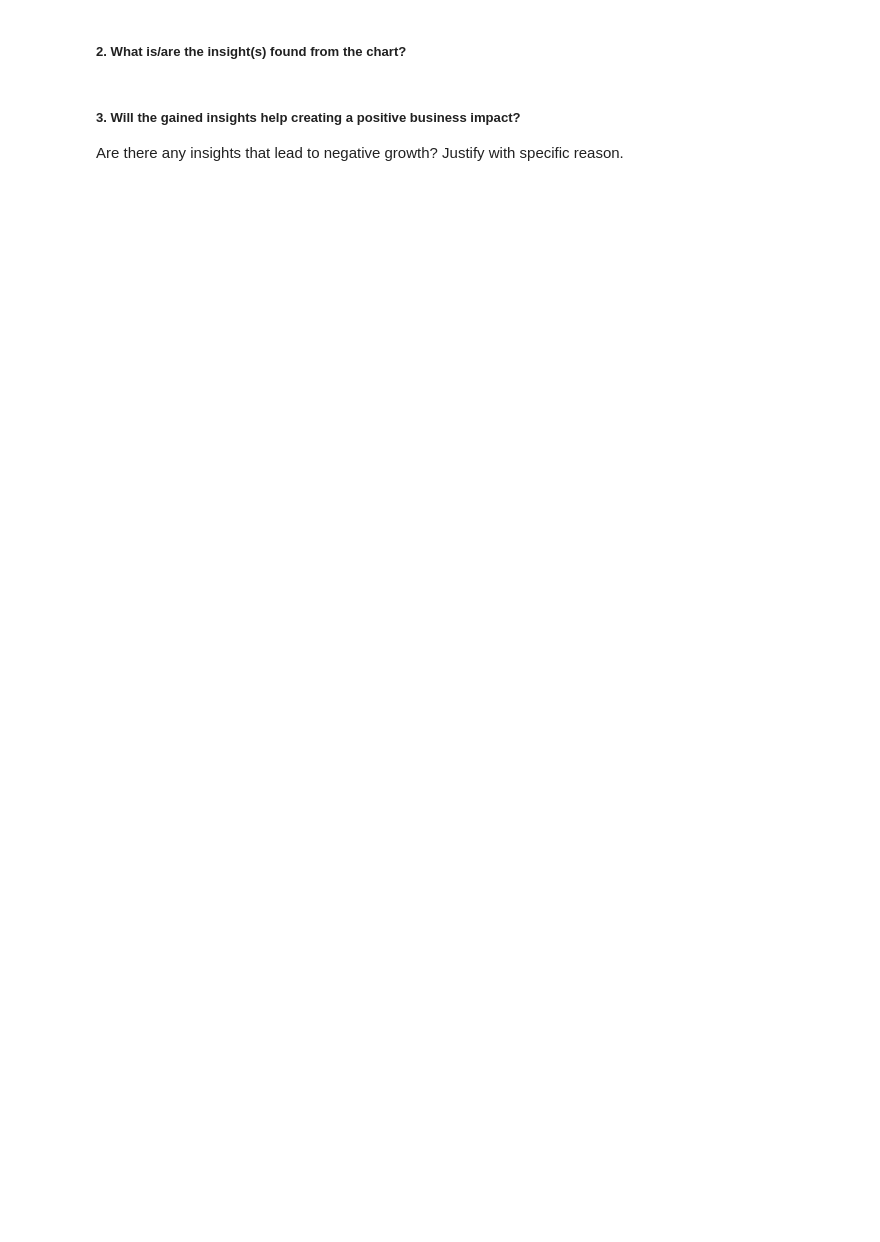
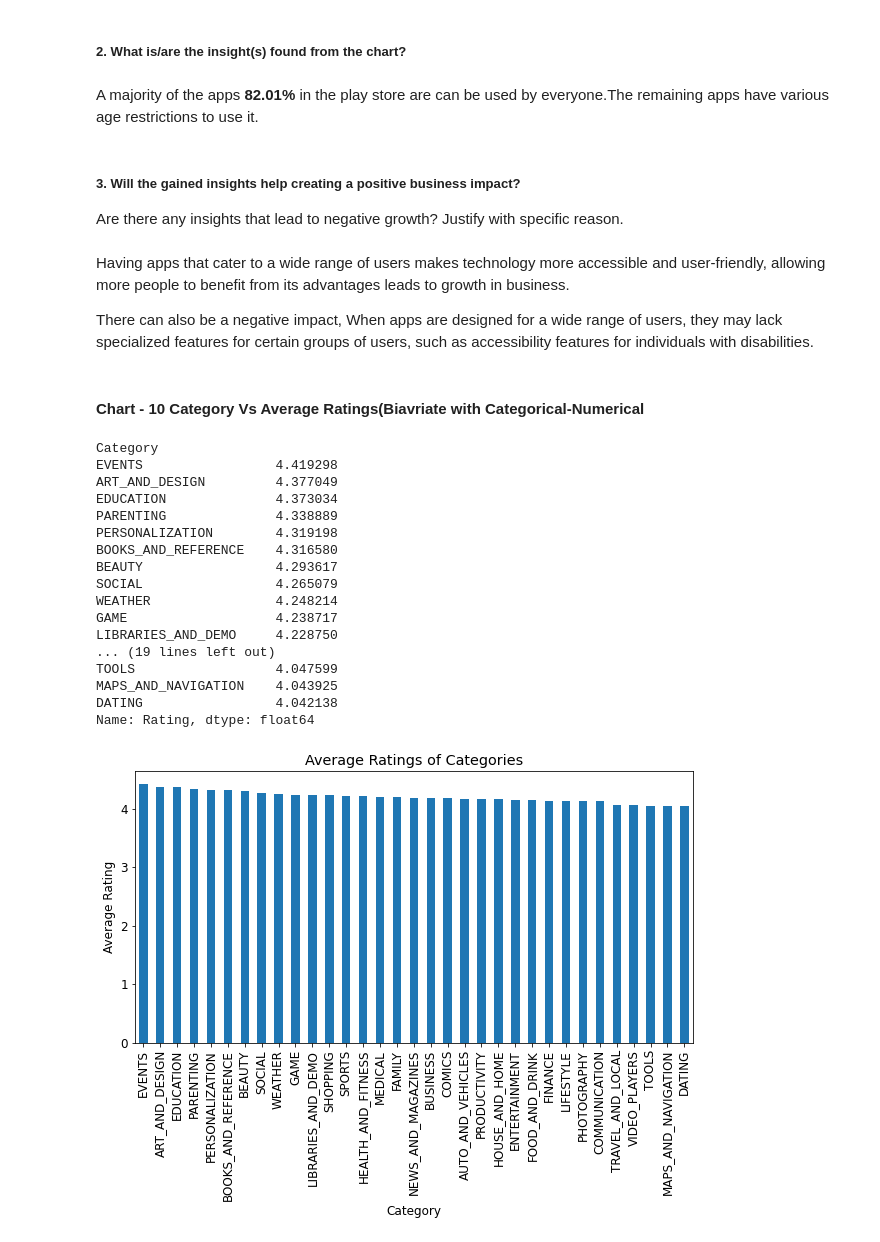
Before and after one commit to MohammadSarim/Capstone-Project-1-Play-Store-App-Review-Analysis, a Jupyter notebook: Capstone_Project_EDA_(PlayStore_App_Review_Analysis).ipynb, the cells around one changed output. Saved outputs shown, nothing was run; the diff lists cells and outputs as text; code cells hidden in the pictures; blank space fills up the shorter version.

```diff
--- a/Capstone_Project_EDA_(PlayStore_App_Review_Analysis).ipynb
+++ b/Capstone_Project_EDA_(PlayStore_App_Review_Analysis).ipynb
@@ -1714,5 +1738,43 @@ But there can also be a negative impact on business as because the number of ins
 # %% [markdown]
 ##### 2. What is/are the insight(s) found from the chart?
+# %% [markdown]
+A majority of the apps **82.01%** in the play store are can be used by everyone.The remaining apps have various age restrictions to use it.
 # %% [markdown]
 ##### 3. Will the gained insights help creating a positive business impact?
 Are there any insights that lead to negative growth? Justify with specific reason.
+# %% [markdown]
+Having apps that cater to a wide range of users makes technology more accessible and user-friendly, allowing more people to benefit from its advantages leads to growth in business.
+
+There can also be a negative impact, When apps are designed for a wide range of users, they may lack specialized features for certain groups of users, such as accessibility features for individuals with disabilities.
+# %% [markdown]
+#### Chart - 10 Category Vs Average Ratings(Biavriate with Categorical-Numerical
+# %%
+# Chart - 10 visualization code
+print(category_rating)
+print(" ")
+
+# Plot the average rating for each category
+category_rating.plot(kind='bar', figsize=(10,5))
+plt.xlabel('Category')
+plt.ylabel('Average Rating')
+plt.title('Average Ratings of Categories')
+plt.show()
+# %% [output]
+Category
+EVENTS                 4.419298
+ART_AND_DESIGN         4.377049
+EDUCATION              4.373034
+PARENTING              4.338889
+PERSONALIZATION        4.319198
+BOOKS_AND_REFERENCE    4.316580
+BEAUTY                 4.293617
+SOCIAL                 4.265079
+WEATHER                4.248214
+GAME                   4.238717
+LIBRARIES_AND_DEMO     4.228750
+... (19 lines left out)
+TOOLS                  4.047599
+MAPS_AND_NAVIGATION    4.043925
+DATING                 4.042138
+Name: Rating, dtype: float64
+[figure, added]
```
Also changed, not shown: parts of 82 cells of this notebook.
